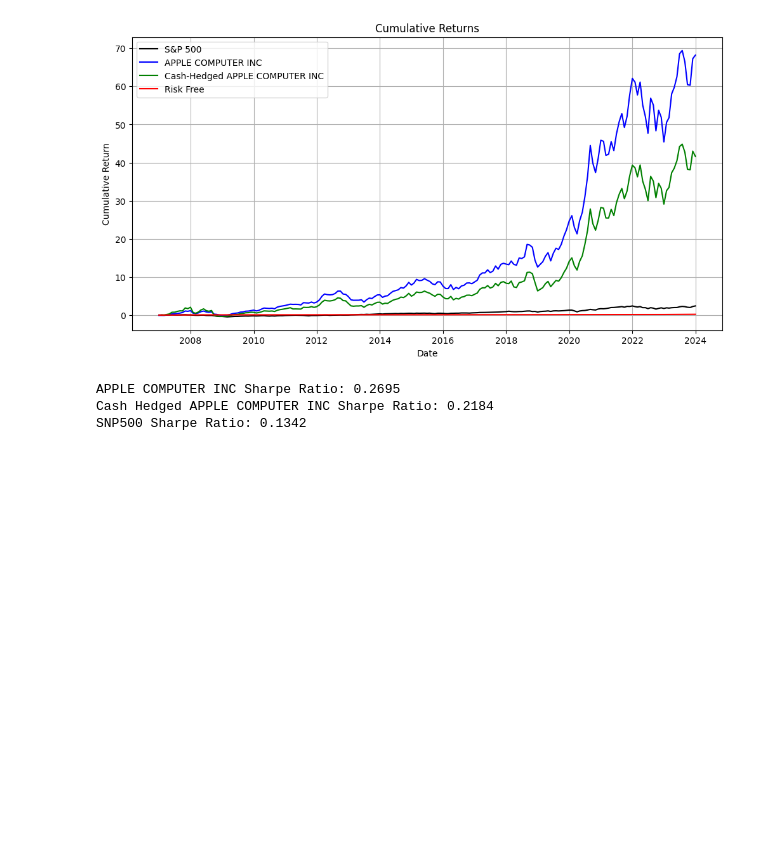
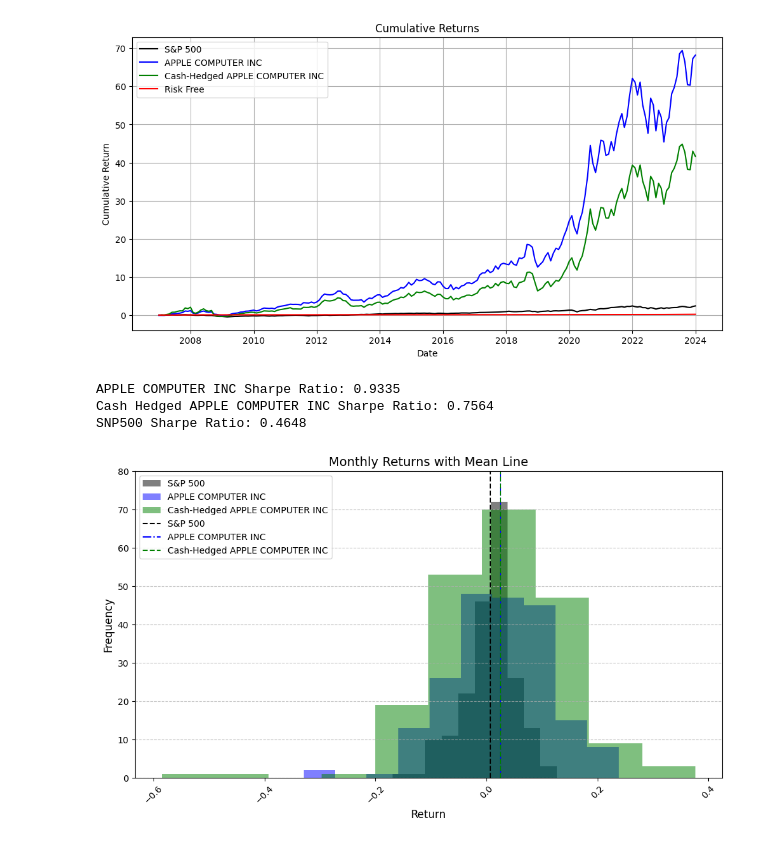
Before and after one commit to veervohra03/CashHedged, a Jupyter notebook: cashHedgedV2.ipynb, the cells around one changed output. Saved outputs shown, nothing was run; the diff lists cells and outputs as text; code cells hidden in the pictures; blank space fills up the shorter version.

Commit message:
Histograms.

```diff
--- a/cashHedgedV2.ipynb
+++ b/cashHedgedV2.ipynb
@@ -356,16 +356,42 @@ plt.show()
 [figure]
 # %%
 def sharpe(ret):
-    temp = pd.DataFrame()
-    temp["stock_excess_return"] = company[f"{ret}"] - company["rf_rate"]
-    average_excess_return = temp["stock_excess_return"].mean()
-    std_excess_return = temp["stock_excess_return"].std()
-    return average_excess_return / std_excess_return
+    excess_ret = company[f"{ret}"] - company["rf_rate"]
+    average_excess_return = excess_ret.mean()
+    std_excess_return = excess_ret.std()
+    return (average_excess_return / std_excess_return) * np.sqrt(12)
 
 print(f"{company_name} Sharpe Ratio:", '{0:.4f}'.format(sharpe('stock_return')))
 print(f"Cash Hedged {company_name} Sharpe Ratio:", '{0:.4f}'.format(sharpe('cash_hedged_return')))
 print("SNP500 Sharpe Ratio:", '{0:.4f}'.format(sharpe('snp_return')))
 # %% [output]
-APPLE COMPUTER INC Sharpe Ratio: 0.2695
-Cash Hedged APPLE COMPUTER INC Sharpe Ratio: 0.2184
-SNP500 Sharpe Ratio: 0.1342
+APPLE COMPUTER INC Sharpe Ratio: 0.9335
+Cash Hedged APPLE COMPUTER INC Sharpe Ratio: 0.7564
+SNP500 Sharpe Ratio: 0.4648
+# %%
+# Plot the bar graph
+plt.figure(figsize=(10, 6))
+
+plt.hist(company['snp_return'], label='S&P 500', color='black', alpha=0.5)
+plt.hist(company['stock_return'], label=f'{company_name}', color='blue', alpha=0.5)
+plt.hist(company['cash_hedged_return'], label=f'Cash-Hedged {company_name}', color='green', alpha=0.5)
+
+# Add the mean line
+plt.axvline(company["snp_return"].mean(), color="black", linestyle="--", label=f"S&P 500")
+plt.axvline(company["stock_return"].mean(), color="blue", linestyle="-.", label=f'{company_name}')
+plt.axvline(company["cash_hedged_return"].mean(), color="green", linestyle="--", label=f'Cash-Hedged {company_name}')
+
+# Customize the plot
+plt.title("Monthly Returns with Mean Line", fontsize=14)
+plt.xlabel("Return", fontsize=12)
+plt.ylabel("Frequency", fontsize=12)
+plt.xticks(rotation=45)
+plt.legend()
+plt.grid(axis="y", linestyle="--", alpha=0.7)
+
+# Show the plot
+plt.tight_layout()
+plt.ylim(0, 80)
+plt.show()
+# %% [output]
+[figure, added]
```
